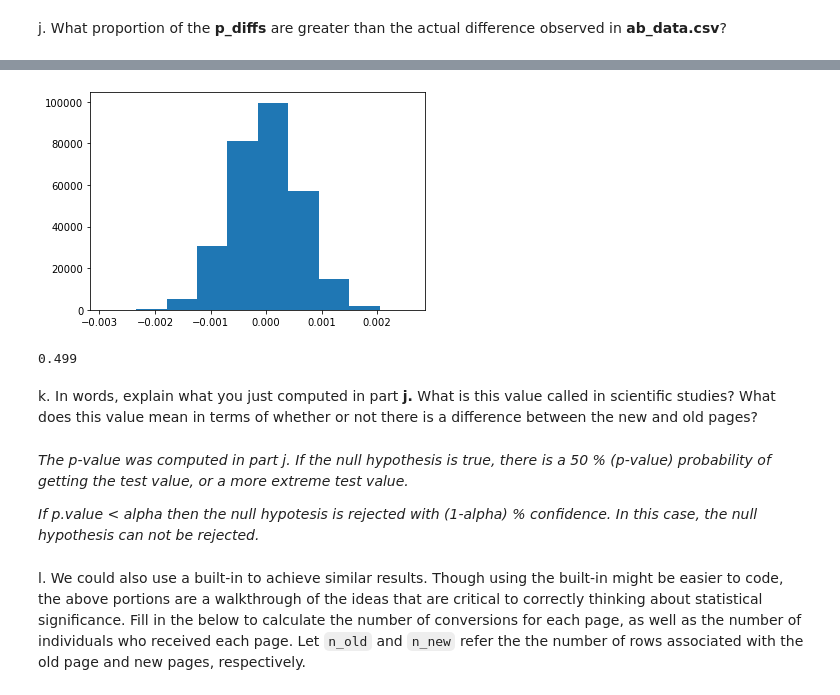
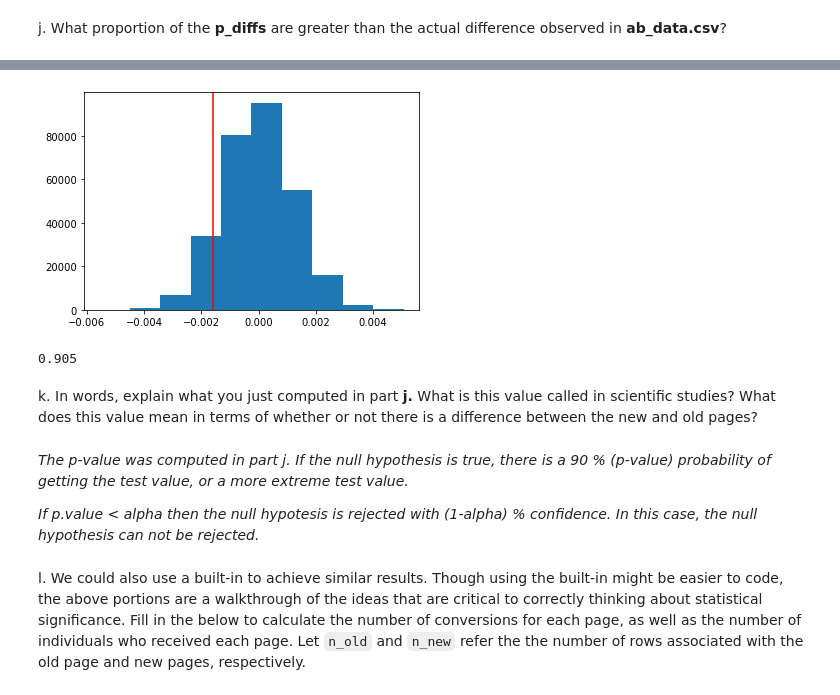
Before and after one commit to KarinWiberg/uc_dataanalytics_ab_test, a Jupyter notebook: ab_test_results.ipynb, the cells around one changed output, grey strips where cells are left out. Cells and saved outputs as stored; diff of their text form; code cells hidden in the pictures.

Commit message:
Changed to correct obs_diff in part 2

```diff
--- a/ab_test_results.ipynb
+++ b/ab_test_results.ipynb
@@ -277,6 +279,6 @@ n_old
 145274
 # %%
 # diff p_new - p_old
-obs_diff = p_new - p_old
+obs_diff = df_new.query('group == "treatment"').converted.mean() - df_new.query('group == "control"').converted.mean()
 obs_diff
 # %% [output]
@@ -333,19 +335,20 @@ p_diffs.std()
 # %%
 # Null distribution
 null_values = np.random.normal(0, p_diffs.std(), df_new.shape[0])
 plt.hist(null_values);
+plt.axvline(x=obs_diff, color = 'red');
 # %% [output]
-[figure, old version]
+[figure, new version]
 # %%
 # p-value calculations
 (null_values > obs_diff).mean().round(3)
 # %% [output]
-0.499
+0.905
 # %% [markdown]
 k. In words, explain what you just computed in part **j.**  What is this value called in scientific studies?  What does this value mean in terms of whether or not there is a difference between the new and old pages?
 # %% [markdown]
 _The p-value was computed in part j.
-If the null hypothesis is true, there is a 50 % (p-value)  probability of getting the test value, or a more extreme test value._
+If the null hypothesis is true, there is a 90 % (p-value)  probability of getting the test value, or a more extreme test value._
 
 _If p.value < alpha then the null hypotesis is rejected with (1-alpha) % confidence. In this case, the null hypothesis can not be rejected._
 # %% [markdown]
```
Also changed, not shown: parts of 9 cells of this notebook.
